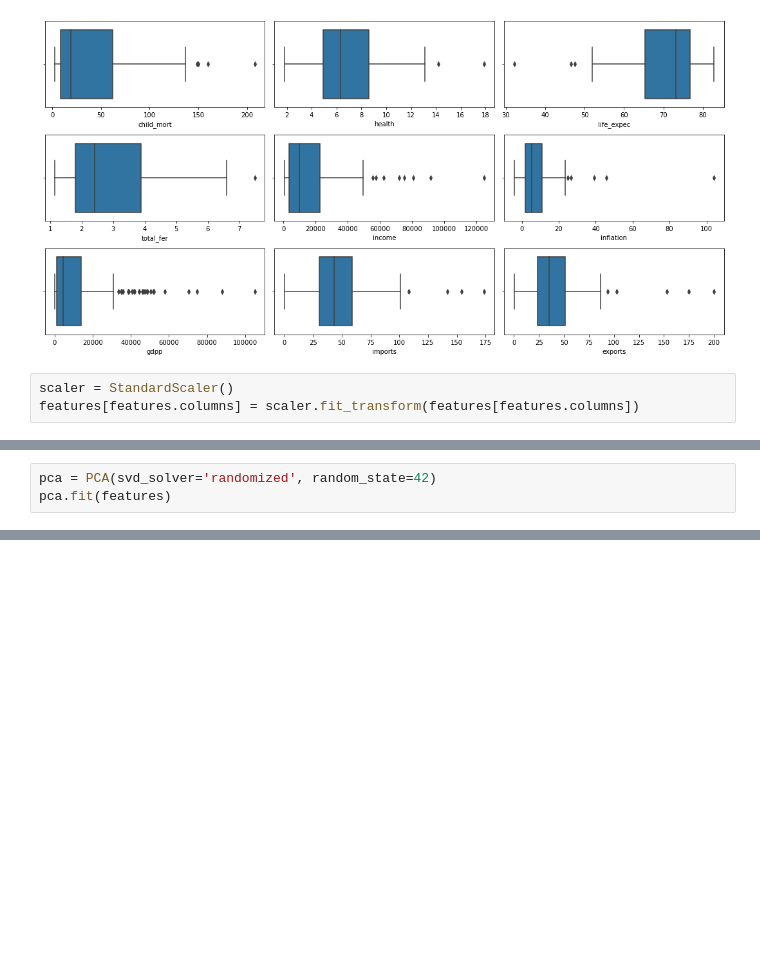
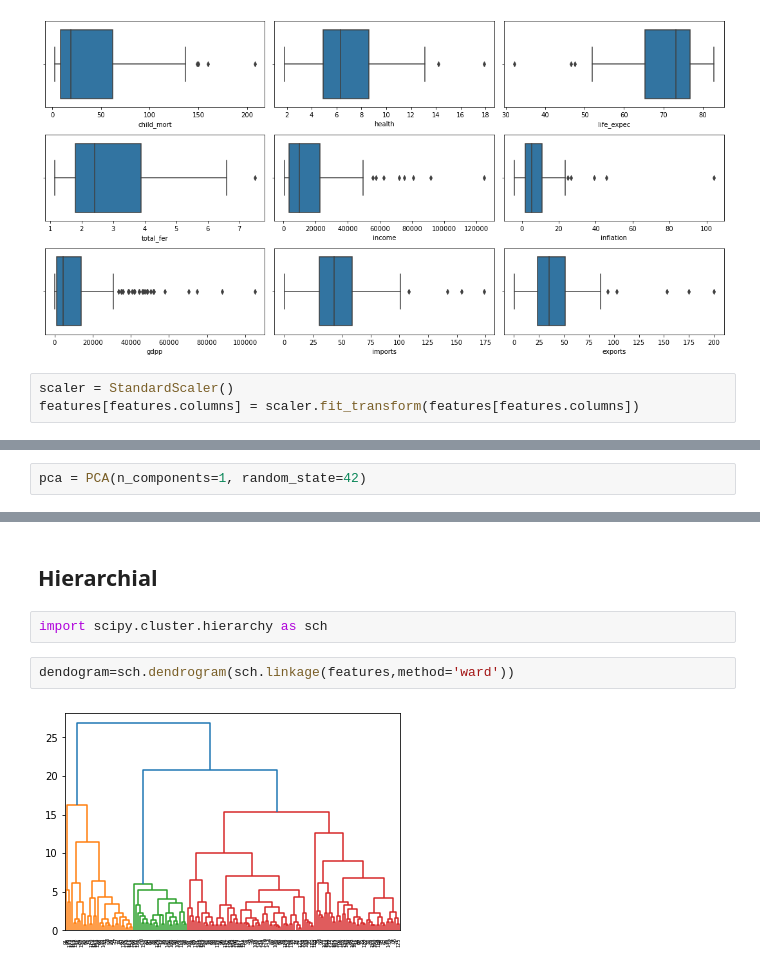
Before and after one commit to shahinmv/ds-bootcamp, a Jupyter notebook: Python/Week 7/PY-CS-W7.ipynb, the cells around one changed output, grey strips where cells are left out. Drawn from its saved outputs; the diff is of its cells as text; blank space fills up the shorter version.

```diff
--- a/Python/Week 7/PY-CS-W7.ipynb
+++ b/Python/Week 7/PY-CS-W7.ipynb
@@ -71,3 +91,2 @@ features[features.columns] = scaler.fit_transform(features[features.columns])
 # %%
-pca = PCA(svd_solver='randomized', random_state=42)
-pca.fit(features)
+pca = PCA(n_components=1, random_state=42)
@@ -124,0 +188,8 @@ features
+# %% [markdown]
+## Hierarchial
+# %%
+import scipy.cluster.hierarchy as sch
+# %%
+dendogram=sch.dendrogram(sch.linkage(features,method='ward'))
+# %% [output]
+[figure, added]
```
Also changed, not shown: parts of 34 cells of this notebook, 10 other files.
